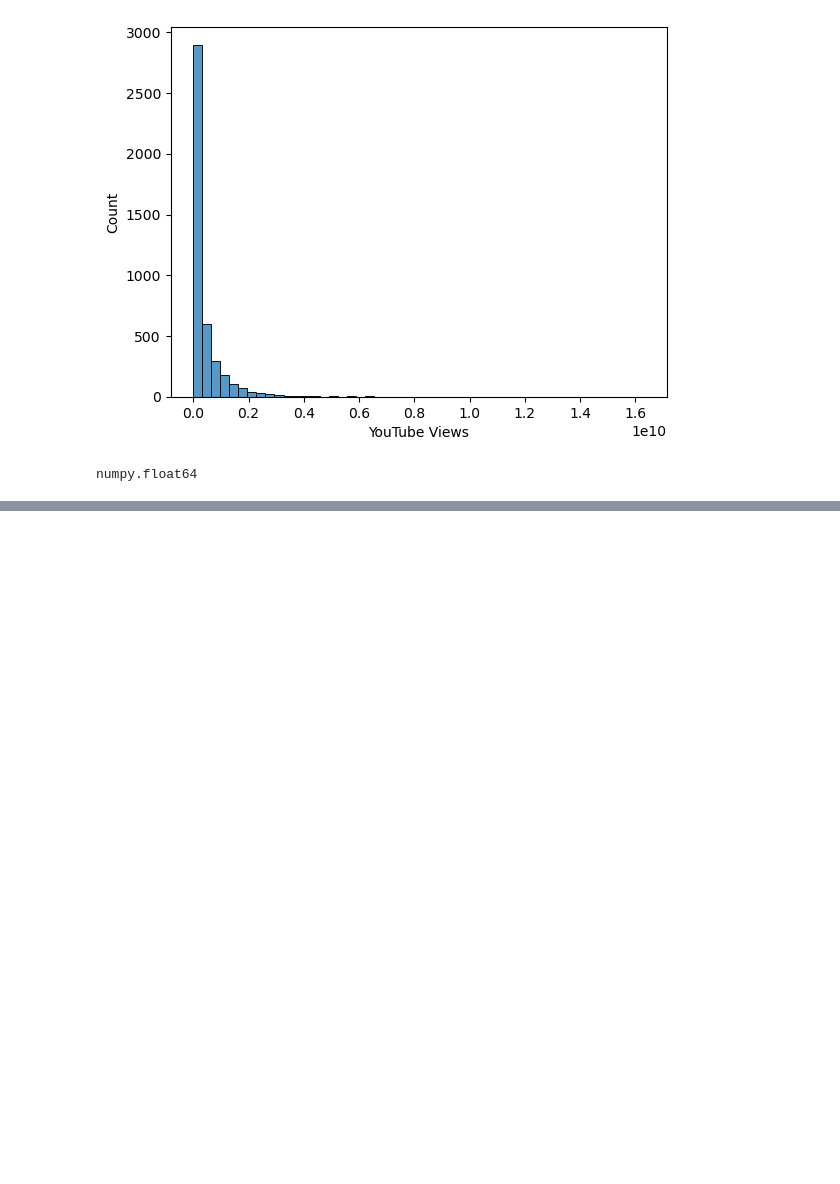
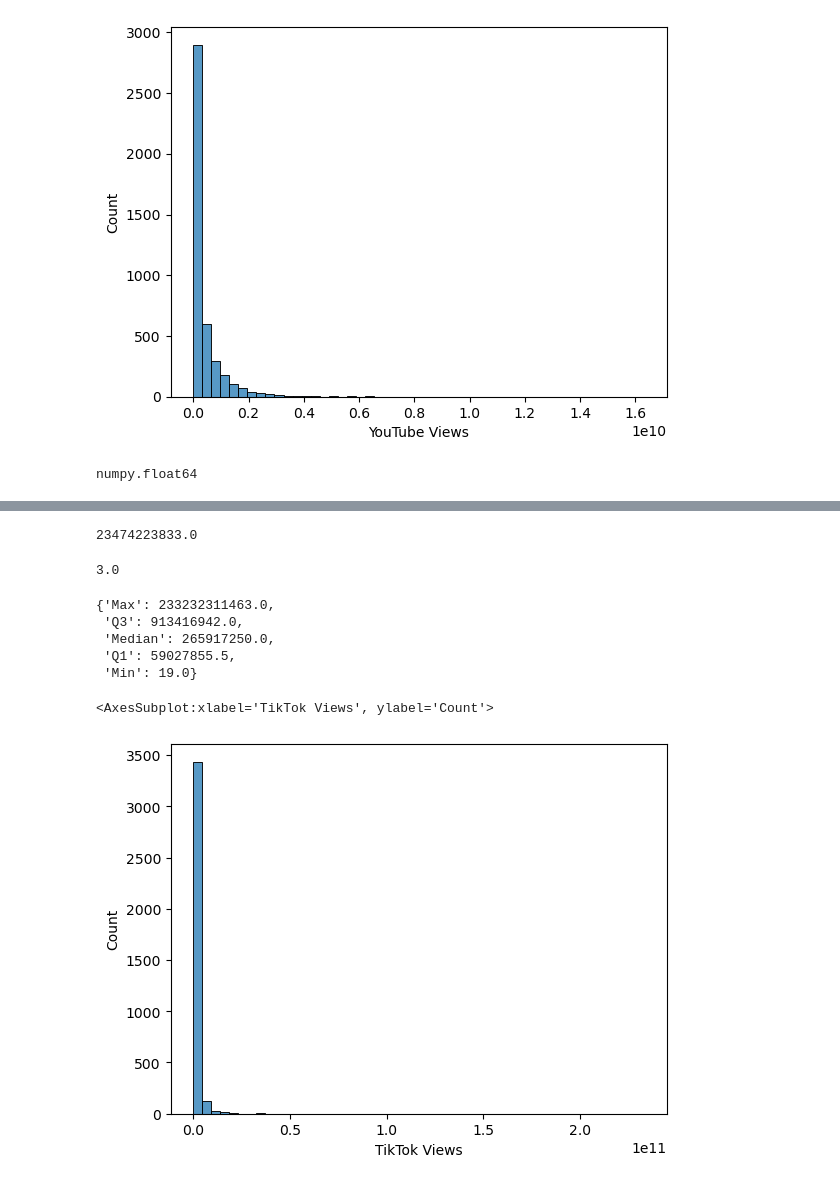
Before and after one commit to SSpindt/AI, a Jupyter notebook: Semester 1/Spotify/Spotify2024.ipynb, the cells around one changed output, grey strips where cells are left out. Drawn from its saved outputs; the diff is of its cells as text; code cells hidden in the pictures; blank space fills up the shorter version.

```diff
--- a/Semester 1/Spotify/Spotify2024.ipynb
+++ b/Semester 1/Spotify/Spotify2024.ipynb
@@ -134,0 +135,33 @@ sns.histplot(data=df, x="All Time Rank", bins=50)
+# %%
+df["TikTok Likes"] = df["TikTok Likes"].str.replace(',', '')
+df["TikTok Likes"] = pd.to_numeric(df["TikTok Likes"], errors="coerce")
+df["TikTok Likes"].max()
+# %% [output]
+23474223833.0
+# %%
+df["TikTok Likes"].min()
+# %% [output]
+3.0
+# %%
+df["TikTok Views"] = df["TikTok Views"].str.replace(',', '')
+df["TikTok Views"] = pd.to_numeric(df["TikTok Views"], errors="coerce")
+# %%
+summary = {
+    "Max": df["TikTok Views"].max(),
+    "Q3": df["TikTok Views"].quantile(0.75),
+    "Median": df["TikTok Views"].median(),
+    "Q1": df["TikTok Views"].quantile(0.25),
+    "Min": df["TikTok Views"].min()
+}
+summary
+# %% [output]
+{'Max': 233232311463.0,
+ 'Q3': 913416942.0,
+ 'Median': 265917250.0,
+ 'Q1': 59027855.5,
+ 'Min': 19.0}
+# %%
+sns.histplot(data=df, x="TikTok Views", bins=50)
+# %% [output]
+<AxesSubplot:xlabel='TikTok Views', ylabel='Count'>
+[figure, added]
```
Also changed, not shown: parts of 10 cells of this notebook.
